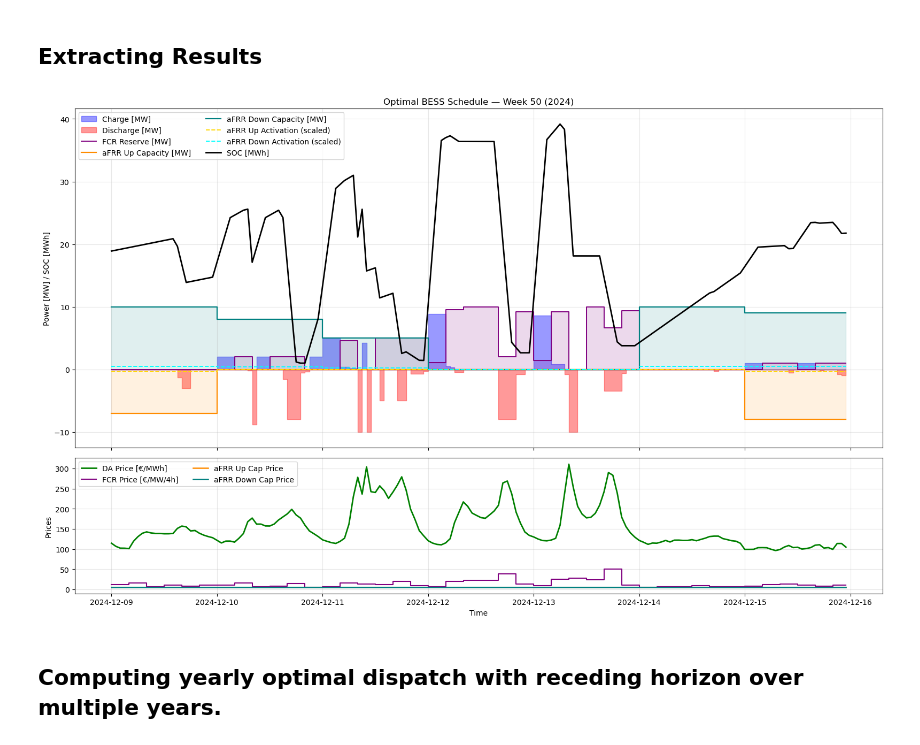
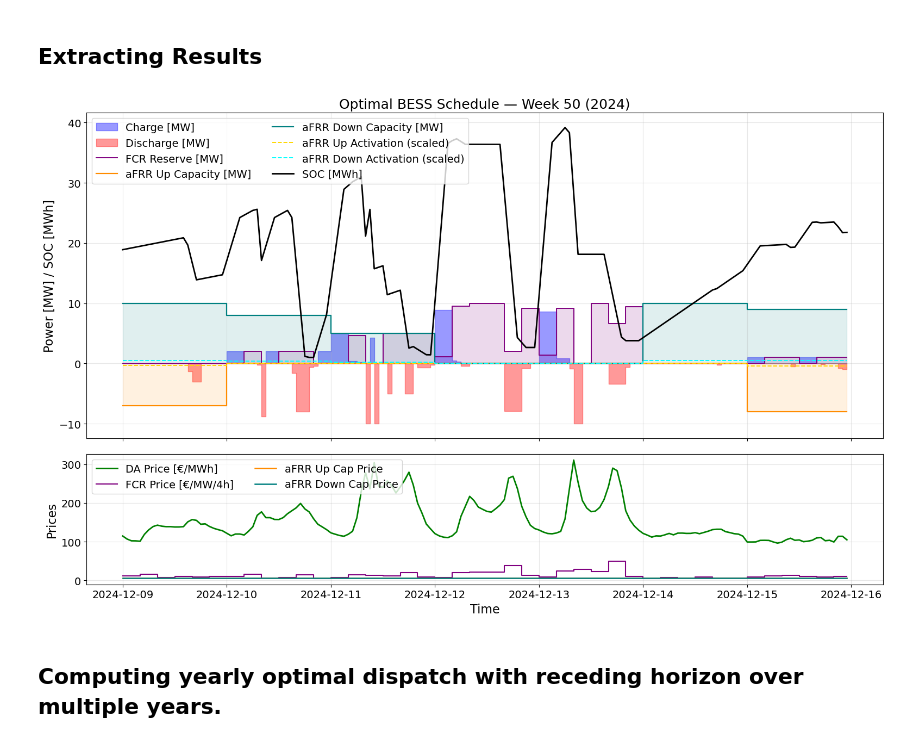
Before and after one commit to epaupe/Energy-Later, a Jupyter notebook: Optimal_Dispatch_Model_DA_FCR_AFRR _rolling.ipynb, the cells around one changed output. Saved outputs shown, nothing was run; the diff lists cells and outputs as text; code cells hidden in the pictures.

Commit message:
font of the plot changed

```diff
--- a/Optimal_Dispatch_Model_DA_FCR_AFRR _rolling.ipynb
+++ b/Optimal_Dispatch_Model_DA_FCR_AFRR _rolling.ipynb
@@ -636,6 +637,15 @@ FCR_price_week = FCR_price_hourly[start_idx:end_idx]
 # =====================================================
 # PLOTTING
 # =====================================================
+plt.rcParams.update({
+    "font.size": 16,
+    "axes.titlesize": 18,
+    "axes.labelsize": 16,
+    "xtick.labelsize": 14,
+    "ytick.labelsize": 14,
+    "legend.fontsize": 14
+})
+
 fig, axs = plt.subplots(2, 1, figsize=(16, 10), sharex=True,
                         gridspec_kw={"height_ratios": [2.5, 1]})
 
@@ -676,34 +686,35 @@ axs[0].step(time_week, AFRR_neg_act_week, where="post",
 axs[0].plot(time_week, SOC_week, color="black", linewidth=2.0,
             label="SOC [MWh]")
 
 axs[0].set_ylabel("Power [MW] / SOC [MWh]")
 axs[0].set_title(f"Optimal BESS Schedule — Week {week_number} ({time_week.dt.year.iloc[0]})")
 axs[0].grid(True, alpha=0.3)
 axs[0].legend(loc="upper left", ncol=2)
 
 # =====================================================
 # --- BOTTOM PANEL: MARKET PRICES ---
 # =====================================================
 axs[1].plot(time_week, Price_week, color="green", linewidth=2.0,
             label="DA Price [€/MWh]")
 axs[1].step(time_week, FCR_price_week, where="post",
             color="purple", linewidth=1.5, label="FCR Price [€/MW/4h]")
 
 # AFRR capacity prices (CHF/MW/day → plotted as is)
 axs[1].step(time_week, AFRR_pos_price_week, where="post",
             color="darkorange", linewidth=1.8, label="aFRR Up Cap Price")
 axs[1].step(time_week, AFRR_neg_price_week, where="post",
             color="teal", linewidth=1.8, label="aFRR Down Cap Price")
 
 axs[1].grid(True, alpha=0.3)
 axs[1].set_ylabel("Prices")
 axs[1].set_xlabel("Time")
+
 axs[1].legend(loc="upper left", ncol=2)
 
 plt.tight_layout()
 plt.show()
 # %% [output]
-[figure, old version]
+[figure, new version]
 # %% [markdown]
 ## Computing yearly optimal dispatch with receding horizon over multiple years.
 # %%
```
Also changed, not shown: parts of 4 cells of this notebook.
